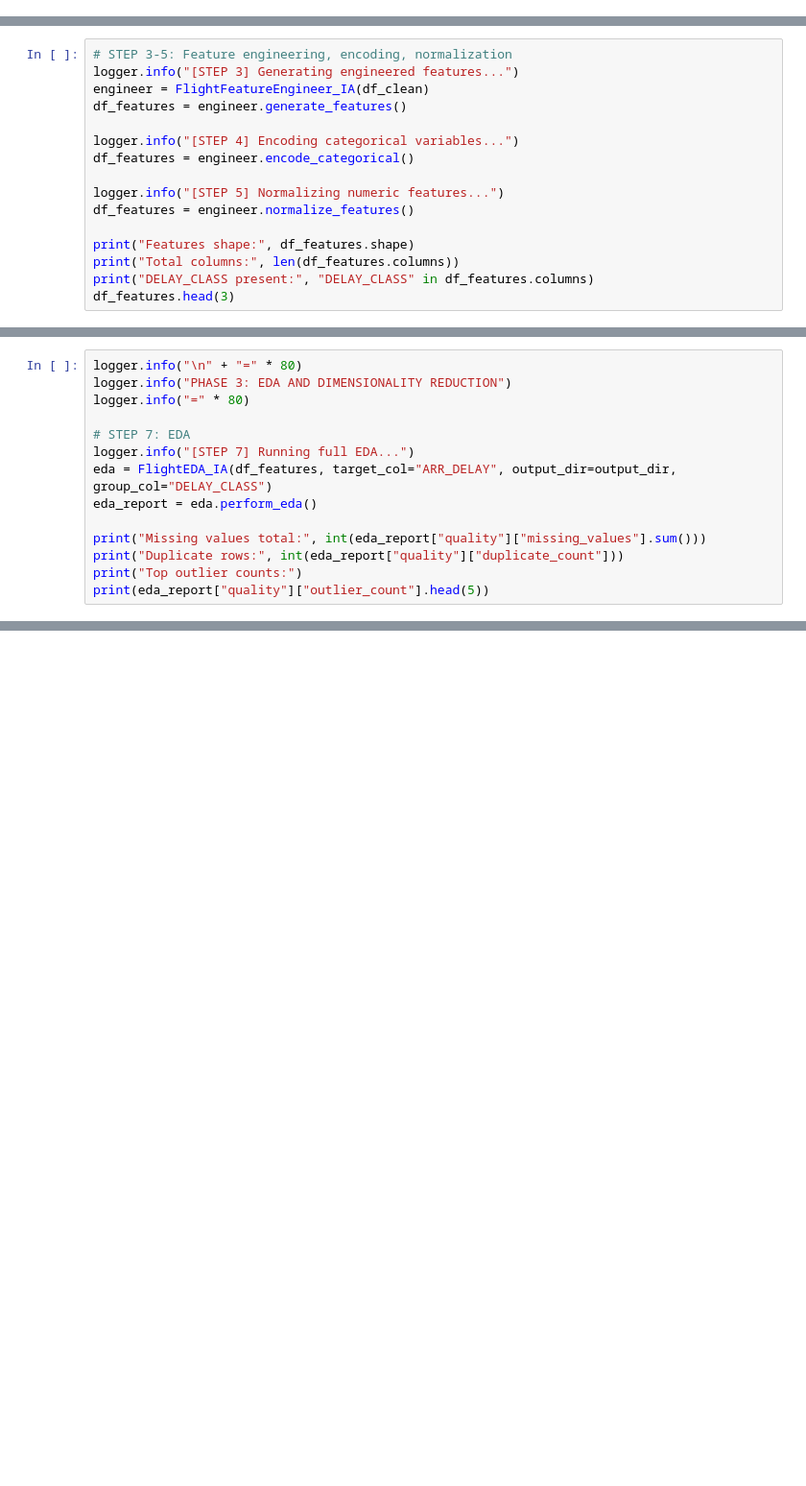
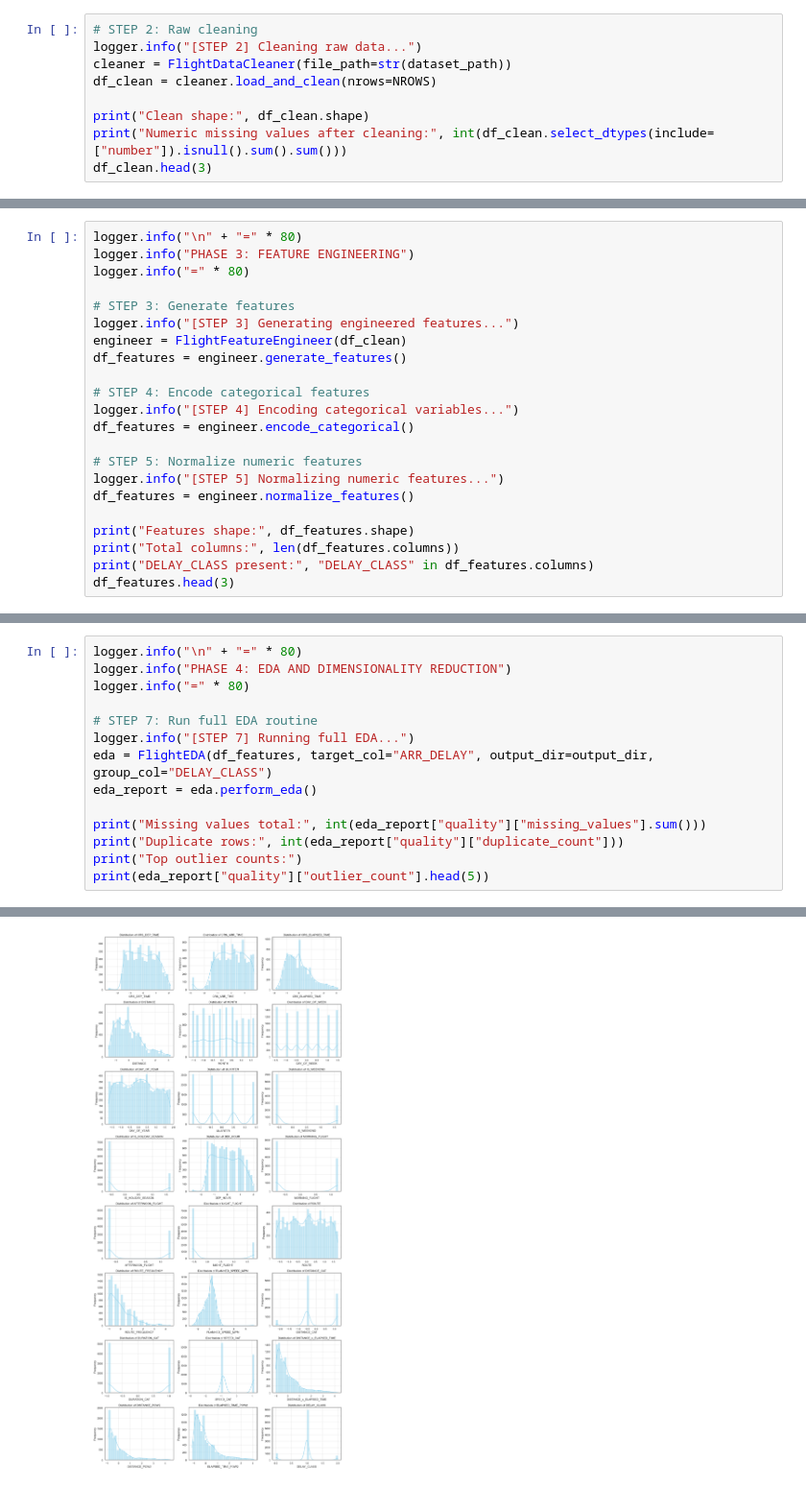
Before and after one commit to itsDavid08/DataScience_IA, a Jupyter notebook: Project_Code/JupyterNotebook/Data_Exploration.ipynb, the cells around one changed output, grey strips where cells are left out. Shown at 96% size. Drawn from its saved outputs; the diff is of its cells as text; blank space fills up the shorter version.

```diff
--- a/Project_Code/JupyterNotebook/Data_Exploration.ipynb
+++ b/Project_Code/JupyterNotebook/Data_Exploration.ipynb
@@ -272,0 +156,9 @@ df_clean.head(3)
+# %%
+# STEP 2: Raw cleaning
+logger.info("[STEP 2] Cleaning raw data...")
+cleaner = FlightDataCleaner(file_path=str(dataset_path))
+df_clean = cleaner.load_and_clean(nrows=NROWS)
+
+print("Clean shape:", df_clean.shape)
+print("Numeric missing values after cleaning:", int(df_clean.select_dtypes(include=["number"]).isnull().sum().sum()))
+df_clean.head(3)
@@ -273,12 +200,18 @@ df_clean.head(3)
 # %%
-# STEP 3-5: Feature engineering, encoding, normalization
+logger.info("\n" + "=" * 80)
+logger.info("PHASE 3: FEATURE ENGINEERING")
+logger.info("=" * 80)
+
+# STEP 3: Generate features
 logger.info("[STEP 3] Generating engineered features...")
-engineer = FlightFeatureEngineer_IA(df_clean)
+engineer = FlightFeatureEngineer(df_clean)
 df_features = engineer.generate_features()
 
+# STEP 4: Encode categorical features
 logger.info("[STEP 4] Encoding categorical variables...")
 df_features = engineer.encode_categorical()
 
+# STEP 5: Normalize numeric features
 logger.info("[STEP 5] Normalizing numeric features...")
 df_features = engineer.normalize_features()
 
@@ -306,14 +281,15 @@ This phase runs:
 # %%
 logger.info("\n" + "=" * 80)
-logger.info("PHASE 3: EDA AND DIMENSIONALITY REDUCTION")
+logger.info("PHASE 4: EDA AND DIMENSIONALITY REDUCTION")
 logger.info("=" * 80)
 
-# STEP 7: EDA
+# STEP 7: Run full EDA routine
 logger.info("[STEP 7] Running full EDA...")
-eda = FlightEDA_IA(df_features, target_col="ARR_DELAY", output_dir=output_dir, group_col="DELAY_CLASS")
+eda = FlightEDA(df_features, target_col="ARR_DELAY", output_dir=output_dir, group_col="DELAY_CLASS")
 eda_report = eda.perform_eda()
 
 print("Missing values total:", int(eda_report["quality"]["missing_values"].sum()))
 print("Duplicate rows:", int(eda_report["quality"]["duplicate_count"]))
 print("Top outlier counts:")
 print(eda_report["quality"]["outlier_count"].head(5))
+# %% [output]
@@ -319,0 +318 @@ print(eda_report["quality"]["outlier_count"].head(5))
+[figure, added]
```
Also changed, not shown: parts of 37 cells of this notebook, 4 other files.
